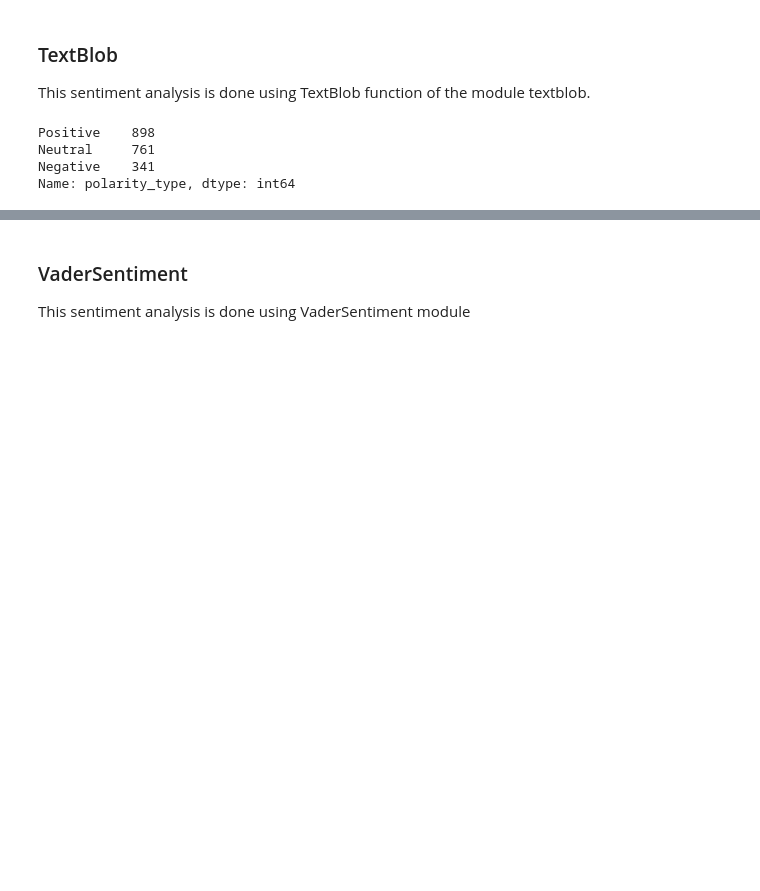
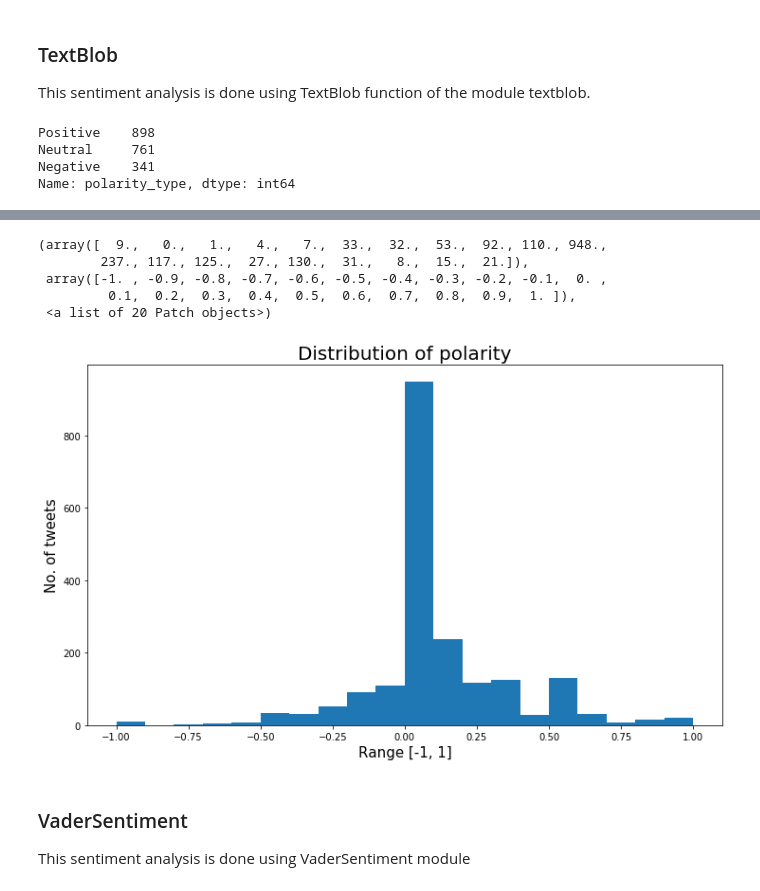
Before and after one commit to AnuragAnalog/Twitter-Data-Analysis, a Jupyter notebook: Sentiment Analysis for Twitter Data.ipynb, the cells around one changed output, grey strips where cells are left out. Saved outputs shown, nothing was run; the diff lists cells and outputs as text; code cells hidden in the pictures; blank space fills up the shorter version.

```diff
--- a/Sentiment Analysis for Twitter Data.ipynb
+++ b/Sentiment Analysis for Twitter Data.ipynb
@@ -154,3 +162,19 @@ Name: polarity_type, dtype: int64
+# %%
+# Distribution of the polarity value
+
+_, ax = plt.subplots()
+ax.set_title("Distribution of polarity", fontsize=20)
+ax.set_xlabel("Range [-1, 1]", fontsize=15)
+ax.set_ylabel("No. of tweets", fontsize=15)
+
+ax.hist(data1['polarity_value'], bins=20)
+# %% [output]
+(array([  9.,   0.,   1.,   4.,   7.,  33.,  32.,  53.,  92., 110., 948.,
+        237., 117., 125.,  27., 130.,  31.,   8.,  15.,  21.]),
+ array([-1. , -0.9, -0.8, -0.7, -0.6, -0.5, -0.4, -0.3, -0.2, -0.1,  0. ,
+         0.1,  0.2,  0.3,  0.4,  0.5,  0.6,  0.7,  0.8,  0.9,  1. ]),
+ <a list of 20 Patch objects>)
+[figure, added]
 # %% [markdown]
 ### VaderSentiment
 This sentiment analysis is done using VaderSentiment module
```
Also changed, not shown: parts of 29 cells of this notebook.
